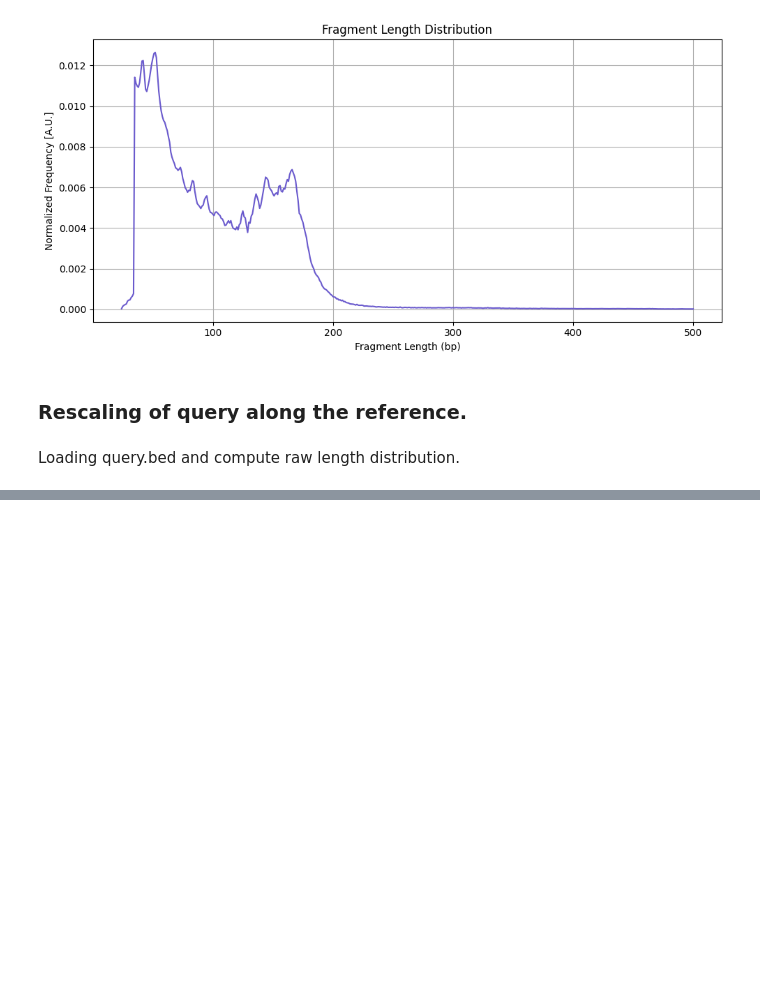
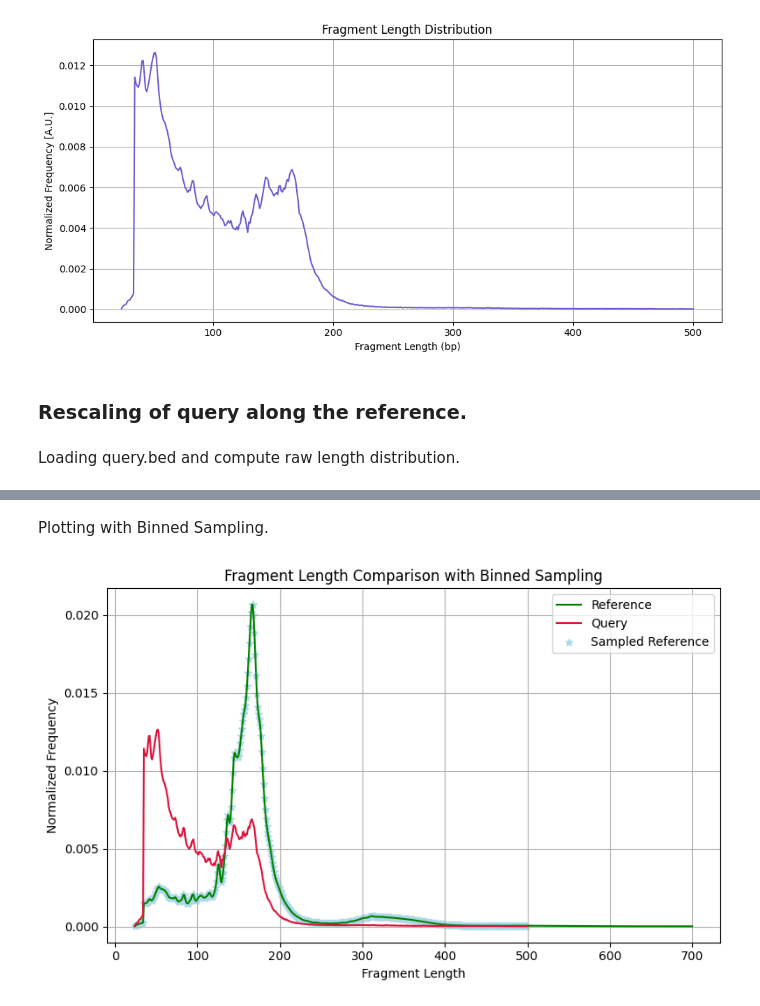
Before and after one commit to meghhshah/BEE-102-Spring-2025-Assignment, a Jupyter notebook: 01_Norm_Frequency_and_Rescaling.ipynb, the cells around one changed output, grey strips where cells are left out. Saved outputs shown, nothing was run; the diff lists cells and outputs as text; code cells hidden in the pictures; blank space fills up the shorter version.

```diff
--- a/01_Norm_Frequency_and_Rescaling.ipynb
+++ b/01_Norm_Frequency_and_Rescaling.ipynb
@@ -97,0 +131,66 @@ plt.show()
+# %% [markdown]
+Plotting with Binned Sampling.
+# %%
+query_df = pd.read_csv('query.bed', sep='\t', header=None)
+query_df.columns = ['Chrom', 'Start', 'End', 'Length', 'Dot', 'Strand']  # Adjust as needed
+
+reference_data = pd.read_csv('reference.hist', header=None, sep='\t')
+
+reference_data[0] = pd.to_numeric(reference_data[0], errors='coerce')
+
+# Define bins and labels
+bin_edges = list(range(0, 510, 10))
+bin_labels = [f"{i}-{i+10}" for i in range(0, 500, 10)]
+
+# Add bin labels
+query_df['Bin'] = pd.cut(query_df['Length'], bins=bin_edges, labels=bin_labels, right=False)
+reference_data['Bin'] = pd.cut(reference_data[0], bins=bin_edges, labels=bin_labels, right=False)
+
+# Count how many items fall into each bin
+query_bin_counts = query_df['Bin'].value_counts().sort_index()
+reference_bin_counts = reference_data['Bin'].value_counts().sort_index()
+
+# Initialize list to store sampled rows from reference
+matched_sample_rows = []
+
+# Match query and reference samples by bin
+for label in bin_labels:
+    count_query = query_bin_counts.get(label, 0)
+    count_reference = reference_bin_counts.get(label, 0)
+    sample_size = min(count_query, count_reference)
+
+    if sample_size > 0:
+        reference_subset = reference_data[reference_data['Bin'] == label]
+        sampled_subset = reference_subset.sample(n=sample_size, random_state=42)
+        matched_sample_rows.append(sampled_subset)
+
+# Combine sampled rows
+if matched_sample_rows:
+    sampled_reference_df = pd.concat(matched_sample_rows, ignore_index=True)
+else:
+    sampled_reference_df = pd.DataFrame(columns=reference_data.columns)
+
+# Count frequency of each length
+length_counts = query_df['Length'].value_counts().sort_index()
+
+# Normalize it
+length_freq = length_counts / length_counts.sum()
+
+# Convert to DataFrame
+query_freq_df = pd.DataFrame({'Length': length_freq.index, 'Frequency': length_freq.values})
+
+# Plot results
+plt.figure(figsize=(8, 5))
+plt.plot(reference_data[0], reference_data[1], color='green', label='Reference')
+plt.plot(query_freq_df['Length'], query_freq_df['Frequency'], color='crimson', label='Query')
+plt.scatter(sampled_reference_df[0], sampled_reference_df[1], color='lightblue', marker='*', label='Sampled Reference')
+
+plt.title('Fragment Length Comparison with Binned Sampling')
+plt.xlabel('Fragment Length')
+plt.ylabel('Normalized Frequency')
+plt.legend()
+plt.grid(True)
+plt.tight_layout()
+plt.show()
+# %% [output]
+[figure, added]
```
Also changed, not shown: parts of 12 cells of this notebook.
